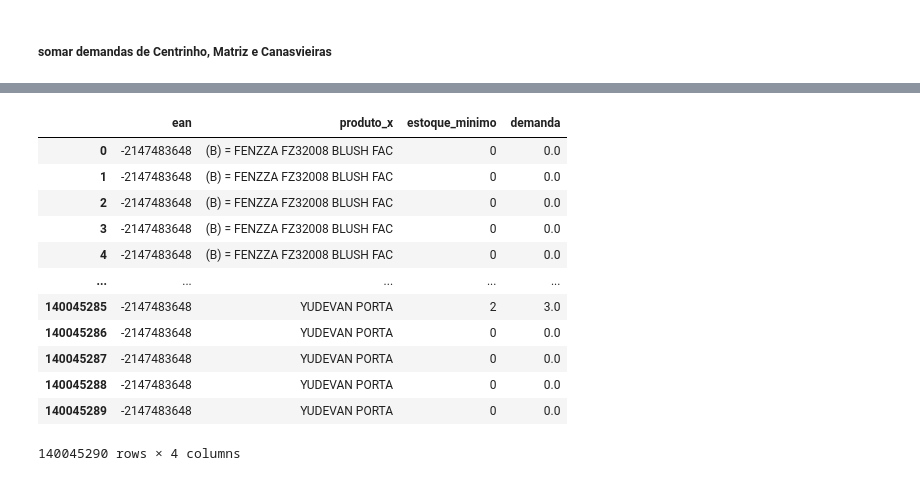
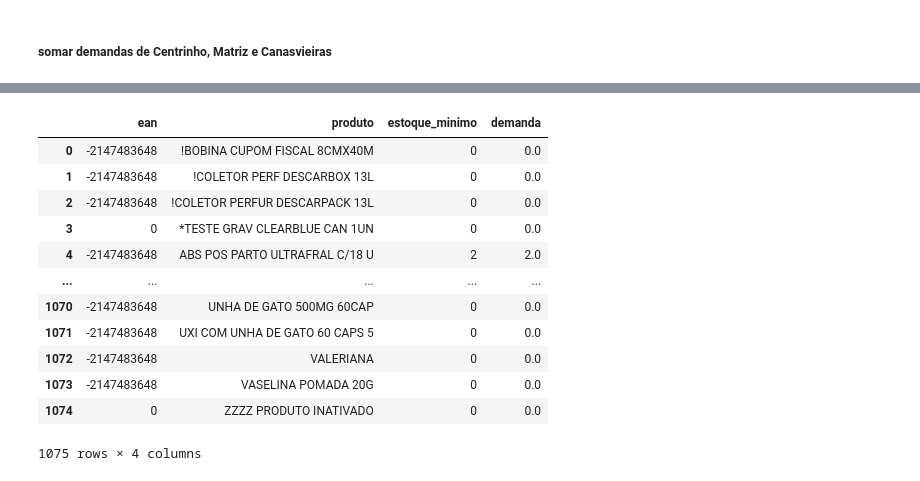
Before and after one commit to emersonsoaressc/spx, a Jupyter notebook: criar_demanda_trindade.ipynb, the cells around one changed output, grey strips where cells are left out. Saved outputs shown, nothing was run; the diff lists cells and outputs as text; code cells hidden in the pictures.

```diff
--- a/criar_demanda_trindade.ipynb
+++ b/criar_demanda_trindade.ipynb
@@ -49,9 +49,9 @@ valor_em_estoque_centrinho, valor_faltas_centrinho, df_estoque_centrinho = anali
 valor_em_estoque_canasvieiras, valor_faltas_canasvieiras, df_estoque_canasvieiras = analise_estoque('009')
 # %%
 #filtrando perfumaria
-df_estoque_matriz = df_estoque_matriz.query('grupo == 8000')
-df_estoque_centrinho = df_estoque_centrinho.query('grupo == 8000')
-df_estoque_canasvieiras = df_estoque_canasvieiras.query('grupo == 8000')
+df_estoque_matriz = df_estoque_matriz.query('grupo == 9000')
+df_estoque_centrinho = df_estoque_centrinho.query('grupo == 9000')
+df_estoque_canasvieiras = df_estoque_canasvieiras.query('grupo == 9000')
 # %%
 df_estoque_matriz = df_estoque_matriz[['ean','produto','estoque_minimo','demanda']]
 df_estoque_matriz
@@ -106,4 +106,4 @@ df_estoque_canasvieiras
 # %%
-df_geral = df_estoque_matriz.merge(df_estoque_centrinho, on='ean', how='outer',)
+df_geral = pd.merge(df_estoque_matriz,df_estoque_centrinho, on=['ean','produto'], how='outer')
 df_geral
 # %% [output]
@@ -123,19 +123,19 @@ df_geral
 # %%
 df_geral['estoque_minimo'] = df_geral['estoque_minimo_x'] + df_geral['estoque_minimo_y']
 df_geral['demanda'] = df_geral['demanda_x'] + df_geral['demanda_y']
-df_geral = df_geral[['ean','produto_x','estoque_minimo','demanda']]
+df_geral = df_geral[['ean','produto','estoque_minimo','demanda']]
 df_geral
 # %% [output]
-|  | ean | produto_x | estoque_minimo | demanda |
-| 0 | -2147483648 | (B) = FENZZA FZ32008 BLUSH FAC | 0 | 0.0 |
-| 1 | -2147483648 | (B) = FENZZA FZ32008 BLUSH FAC | 0 | 0.0 |
-| 2 | -2147483648 | (B) = FENZZA FZ32008 BLUSH FAC | 0 | 0.0 |
-| 3 | -2147483648 | (B) = FENZZA FZ32008 BLUSH FAC | 0 | 0.0 |
-| 4 | -2147483648 | (B) = FENZZA FZ32008 BLUSH FAC | 0 | 0.0 |
+|  | ean | produto | estoque_minimo | demanda |
+| 0 | -2147483648 | !BOBINA CUPOM FISCAL 8CMX40M | 0 | 0.0 |
+| 1 | -2147483648 | !COLETOR PERF DESCARBOX 13L | 0 | 0.0 |
+| 2 | -2147483648 | !COLETOR PERFUR DESCARPACK 13L | 0 | 0.0 |
+| 3 | 0 | *TESTE GRAV CLEARBLUE CAN 1UN | 0 | 0.0 |
+| 4 | -2147483648 | ABS POS PARTO ULTRAFRAL C/18 U | 2 | 2.0 |
 | ... | ... | ... | ... | ... |
-| 140045285 | -2147483648 | YUDEVAN PORTA | 2 | 3.0 |
-| 140045286 | -2147483648 | YUDEVAN PORTA | 0 | 0.0 |
-| 140045287 | -2147483648 | YUDEVAN PORTA | 0 | 0.0 |
-| 140045288 | -2147483648 | YUDEVAN PORTA | 0 | 0.0 |
-| 140045289 | -2147483648 | YUDEVAN PORTA | 0 | 0.0 |
+| 1070 | -2147483648 | UNHA DE GATO 500MG 60CAP | 0 | 0.0 |
+| 1071 | -2147483648 | UXI COM UNHA DE GATO 60 CAPS 5 | 0 | 0.0 |
+| 1072 | -2147483648 | VALERIANA | 0 | 0.0 |
+| 1073 | -2147483648 | VASELINA POMADA 20G | 0 | 0.0 |
+| 1074 | 0 | ZZZZ PRODUTO INATIVADO | 0 | 0.0 |
-140045290 rows × 4 columns
+1075 rows × 4 columns
```
Also changed, not shown: parts of 12 cells of this notebook, 3 other files.
